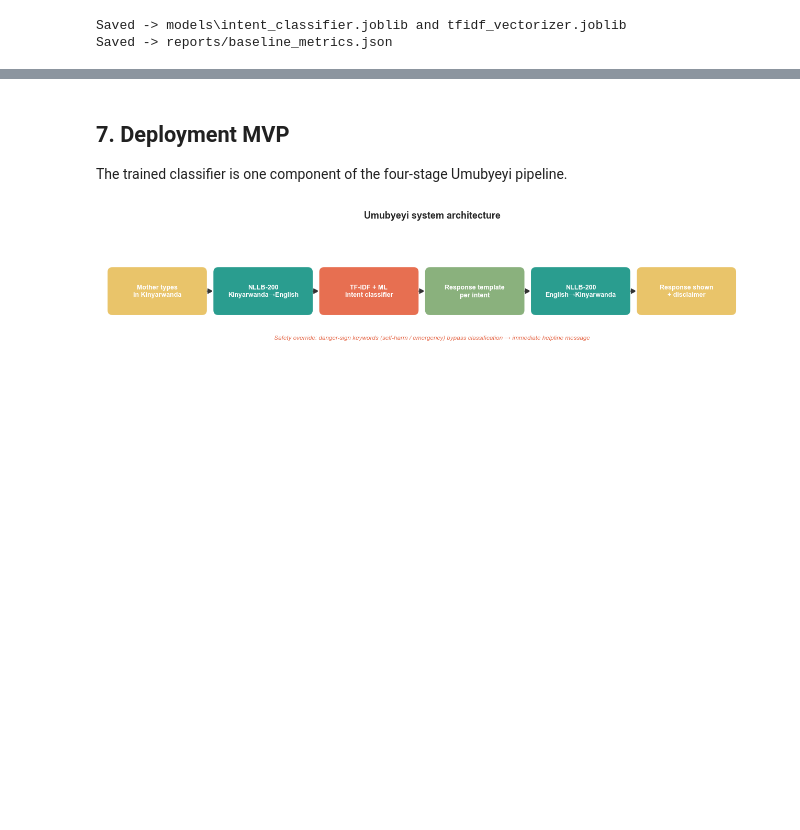
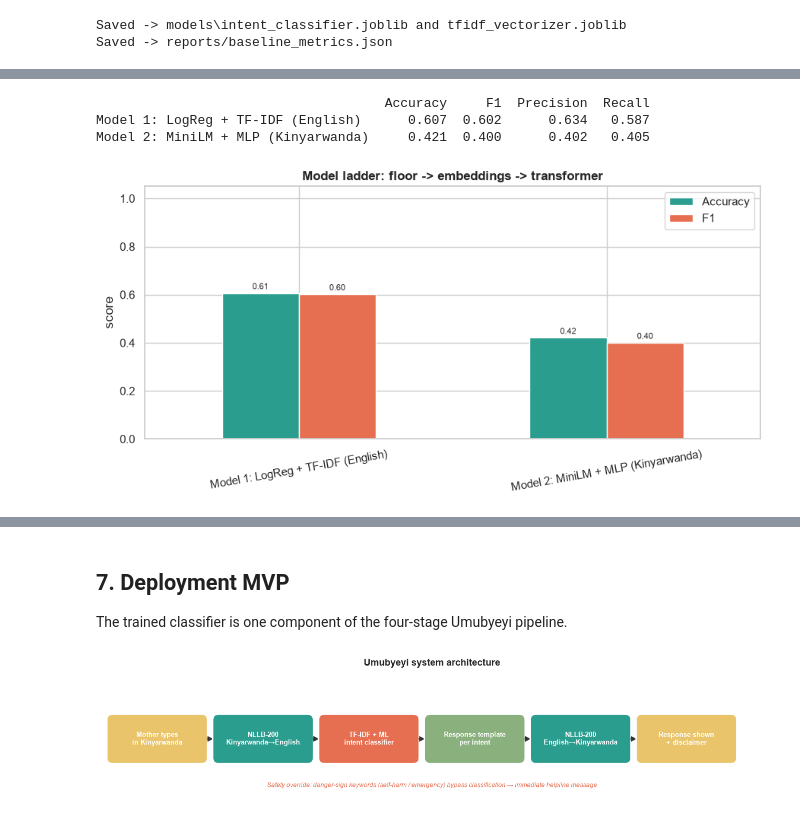
Before and after one commit to IrutingaboRaissa/UMUBYEYI, a Jupyter notebook: notebooks/umubyeyi.ipynb, the cells around one changed output, grey strips where cells are left out. Saved outputs shown, nothing was run; the diff lists cells and outputs as text; code cells hidden in the pictures; blank space fills up the shorter version.

```diff
--- a/notebooks/umubyeyi.ipynb
+++ b/notebooks/umubyeyi.ipynb
@@ -413,0 +486,37 @@ Saved -> reports/baseline_metrics.json
+# %%
+# 3-model comparison on the identical label set (shows whatever is available)
+rows = []
+b = ROOT / "reports" / "baseline_metrics.json"
+if b.exists():
+    lr = json.loads(b.read_text(encoding="utf-8")).get("Logistic Regression")
+    if lr:
+        rows.append(("Model 1: LogReg + TF-IDF (English)", lr))
+for path, name in [(ROOT / "reports" / "model2_metrics.json",
+                    "Model 2: MiniLM + MLP (Kinyarwanda)"),
+                   (ROOT / "reports" / "kinyarwanda_finetune_metrics.json",
+                    "Model 3: AfroXLMR fine-tune (Kinyarwanda)")]:
+    if path.exists():
+        d = json.loads(path.read_text(encoding="utf-8"))
+        key = next((k for k in d if not k.startswith("_")), None)
+        if key:
+            rows.append((name, d[key]))
+
+if rows:
+    comp = pd.DataFrame({name: {"Accuracy": m.get("accuracy"), "F1": m.get("f1_macro"),
+                                "Precision": m.get("precision_macro"), "Recall": m.get("recall_macro")}
+                         for name, m in rows}).T
+    print(comp.round(3).to_string())
+    ax = comp[["Accuracy", "F1"]].plot.bar(figsize=(9, 4.6), rot=10,
+                                                 color=[TEAL, CORAL], edgecolor="white")
+    ax.set_ylim(0, 1.05); ax.set_ylabel("score")
+    ax.set_title("Model ladder: floor -> embeddings -> transformer", fontweight="bold")
+    for cont in ax.containers:
+        ax.bar_label(cont, fmt="%.2f", fontsize=8, padding=2)
+    plt.tight_layout(); plt.show()
+else:
+    print("No metrics on disk yet, run Model 1 above (and Model 2 / Part III) first.")
+# %% [output]
+                                     Accuracy     F1  Precision  Recall
+Model 1: LogReg + TF-IDF (English)      0.607  0.602      0.634   0.587
+Model 2: MiniLM + MLP (Kinyarwanda)     0.421  0.400      0.402   0.405
+[figure, added]
```
Also changed, not shown: parts of 19 cells of this notebook, 30 other files.
